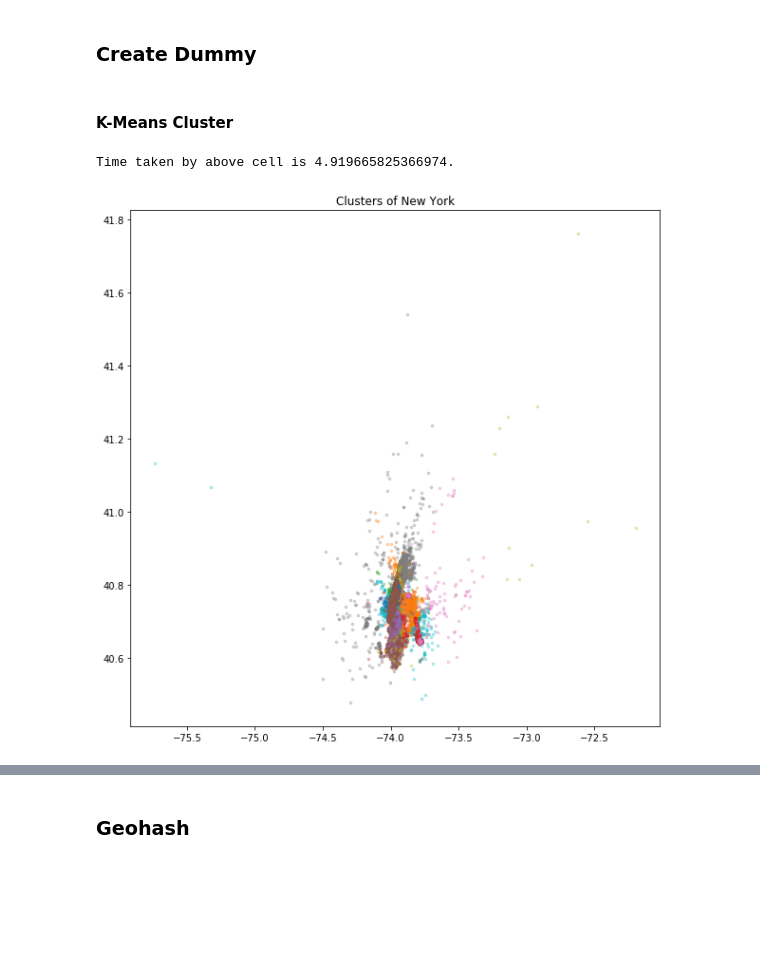
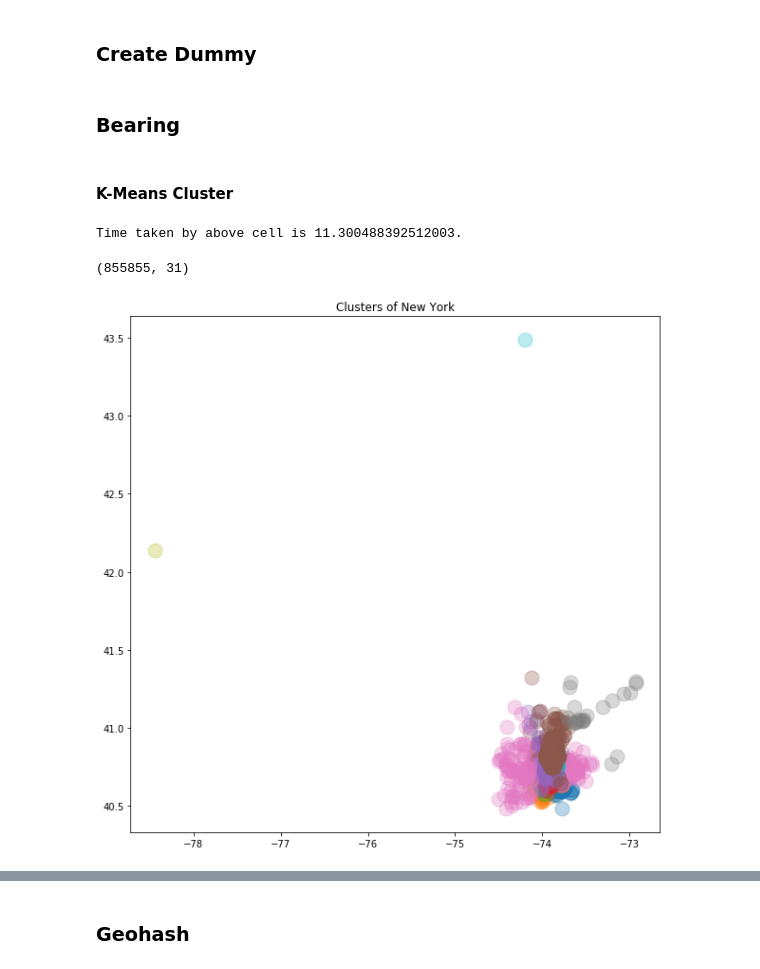
Before and after one commit to Jay4869/NYC-Taxi-FHV-Project, a Jupyter notebook: sample of project.ipynb, the cells around one changed output, grey strips where cells are left out. Drawn from its saved outputs; the diff is of its cells as text; code cells hidden in the pictures; blank space fills up the shorter version.

```diff
--- a/sample of project.ipynb
+++ b/sample of project.ipynb
@@ -98,7 +91,7 @@ Time taken by above cell is 1.3031768957773844.
 data["weekday"] = data['pickup_datetime'].dt.dayofweek
 
 # create travel time
-data['travel_time'] = round(data['travel_time']/60, 2)
+data['travel_time'] = round(data['travel_time'], 2)
 
 # create holiday
 us_holidays = holidays.UnitedStates()
@@ -194,7 +185,7 @@ data = data[(data['dropoff_longitude'] >= -79.7624) & (data['dropoff_longitude']
 # remove duration is over 1000 mins, and distance is far away 50 km
 data.plot(x='distance_in_km',y='travel_time',kind='scatter')
 
-data = data[(data['travel_time']>0) & (data['distance_in_km']<50)  & (data['travel_time']<1000)]
+data = data[(data['travel_time']>0) & (data['distance_in_km']<50)  & (data['travel_time']<60000)]
 
 data.plot(x='distance_in_km',y='travel_time',kind='scatter')
 # %% [output]
@@ -220,6 +211,17 @@ data_week = pd.get_dummies(data['weekday'])
 data_week.columns = ['week_' + str(col) for col in data_week.columns]
 
 data = pd.concat([data, data_month, data_week, data_day, data_hour], axis=1)
+# %% [markdown]
+### Bearing
+# %%
+def bearing_array(lat1, lng1, lat2, lng2):
+    lng_delta_rad = np.radians(lng2 - lng1)
+    lat1, lng1, lat2, lng2 = map(np.radians, (lat1, lng1, lat2, lng2))
+    y = np.sin(lng_delta_rad) * np.cos(lat2)
+    x = np.cos(lat1) * np.sin(lat2) - np.sin(lat1) * np.cos(lat2) * np.cos(lng_delta_rad)
+    return np.degrees(np.arctan2(y, x))
+
+data['bearing'] = bearing_array(data['pickup_latitude'],data['pickup_longitude'],data['dropoff_latitude'],data['dropoff_longitude'])
 # %% [markdown]
 #### K-Means Cluster
 # %%
@@ -230,19 +232,25 @@ from sklearn.neighbors import KNeighborsClassifier
 
 location = data.loc[:, ['pickup_longitude', 'pickup_latitude', 'dropoff_longitude', 'dropoff_latitude']]
 
-kmeans = KMeans(n_clusters=50, random_state=123, n_init = 10, n_jobs = -1, algorithm = "elkan").fit(location)
+kmeans = KMeans(n_clusters=50, random_state=123, n_init = 10).fit(location)
 location['label'] = kmeans.labels_
+
+data['locationID'] = location['label']
 
 end = time.time()
 print("Time taken by above cell is {}.".format((end-start)/60))
 # %% [output]
-Time taken by above cell is 4.919665825366974.
+Time taken by above cell is 11.300488392512003.
+# %%
+data.shape
+# %% [output]
+(855855, 31)
 # %%
 plt.figure(figsize = (10,10))
 for label in location.label.unique():
-    plt.plot(location.pickup_longitude[location.label == label],location.pickup_latitude[location.label == label],'.', alpha = 0.3, markersize = 5)
+    plt.plot(location.pickup_longitude[location.label == label],location.pickup_latitude[location.label == label],'.', alpha = 0.3, markersize = 30)
 
 plt.title('Clusters of New York')
 plt.show()
 # %% [output]
-[figure, old version]
+[figure, new version]
```
Also changed, not shown: parts of 25 cells of this notebook.
